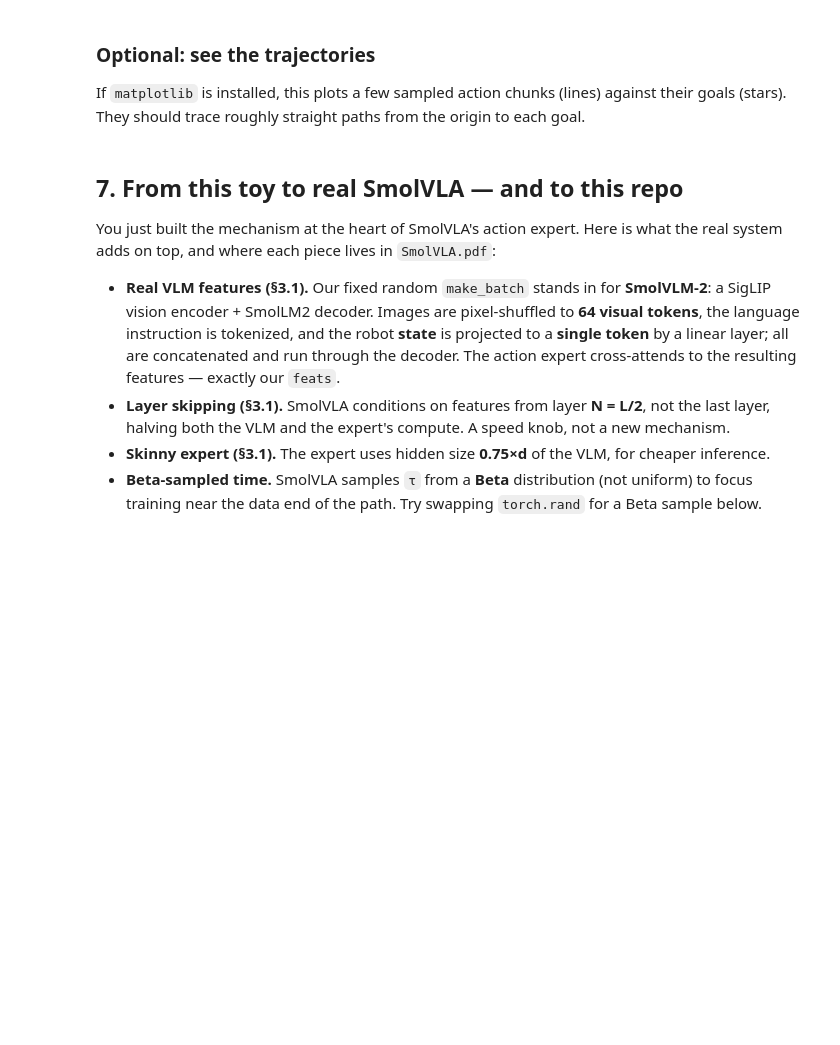
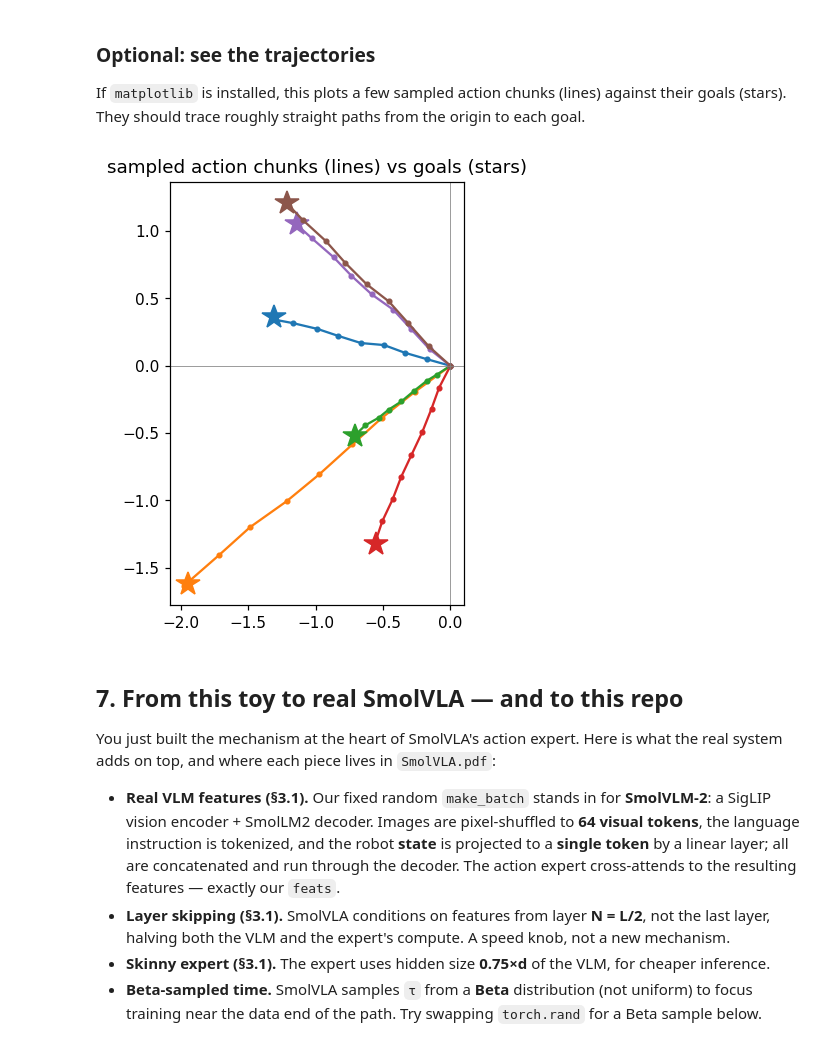
Before and after one commit to TaoWangRUB/smolvla-edge-nx, a Jupyter notebook: notebooks/02_smolvla_action_expert.ipynb, the cells around one changed output. Drawn from its saved outputs; the diff is of its cells as text; code cells hidden in the pictures; blank space fills up the shorter version.

```diff
--- a/notebooks/02_smolvla_action_expert.ipynb
+++ b/notebooks/02_smolvla_action_expert.ipynb
@@ -359,21 +493,37 @@ for b in range(3):
 ### Optional: see the trajectories
 If `matplotlib` is installed, this plots a few sampled action chunks (lines) against their goals
 (stars). They should trace roughly straight paths from the origin to each goal.
-# %%
-try:
-    import matplotlib.pyplot as plt
-    g, f, _ = make_batch(6)
-    traj = sample_chunk(f).cpu()
-    plt.figure(figsize=(5, 5))
-    for b in range(6):
-        xy = torch.cat([torch.zeros(1, 2), traj[b]], dim=0)   # prepend the origin
-        line, = plt.plot(xy[:, 0], xy[:, 1], "-o", ms=3)
-        plt.plot(*g[b].cpu(), "*", ms=16, color=line.get_color())
-    plt.title("sampled action chunks (lines) vs goals (stars)")
-    plt.axhline(0, lw=.5, c="gray"); plt.axvline(0, lw=.5, c="gray"); plt.gca().set_aspect("equal")
-    plt.show()
-except ImportError:
-    print("matplotlib not installed - skipping the plot (the endpoint errors above already show it works)")
+# %%
+# Optional: plot a few sampled trajectories vs their goals.
+# We force the non-interactive "Agg" backend and display a PNG, which avoids Jupyter's
+# inline backend — that path crashes on some matplotlib/matplotlib-inline version mismatches
+# (e.g. AttributeError: 'RcParams' object has no attribute '_get').
+try:
+    import matplotlib
+    matplotlib.use("Agg")                     # must be set before importing pyplot
+    import matplotlib.pyplot as plt
+    import numpy as np, io
+    from IPython.display import Image, display
+except Exception as e:
+    print("matplotlib unavailable - skipping the plot:", repr(e))
+else:
+    if ACTION_DIM != 2:
+        print(f"this plot assumes 2-D actions; ACTION_DIM={ACTION_DIM}, so skipping.")
+    else:
+        g, f, _ = make_batch(6)
+        traj  = sample_chunk(f).cpu().numpy()          # (6, CHUNK_LEN, 2)
+        goals = g.cpu().numpy()                         # (6, 2)
+        fig, ax = plt.subplots(figsize=(5, 5))
+        for b in range(6):
+            xy = np.vstack([[0.0, 0.0], traj[b]])       # prepend the origin -> (n+1, 2)
+            ln, = ax.plot(xy[:, 0], xy[:, 1], "-o", ms=3)
+            ax.plot(goals[b, 0], goals[b, 1], "*", ms=16, color=ln.get_color())
+        ax.set_title("sampled action chunks (lines) vs goals (stars)")
+        ax.axhline(0, lw=.5, c="gray"); ax.axvline(0, lw=.5, c="gray"); ax.set_aspect("equal")
+        buf = io.BytesIO(); fig.savefig(buf, format="png", dpi=110, bbox_inches="tight"); plt.close(fig)
+        display(Image(data=buf.getvalue()))
+# %% [output]
+[figure, added]
 # %% [markdown]
 ## 7. From this toy to real SmolVLA — and to this repo
 
```
Also changed, not shown: parts of 16 cells of this notebook.
